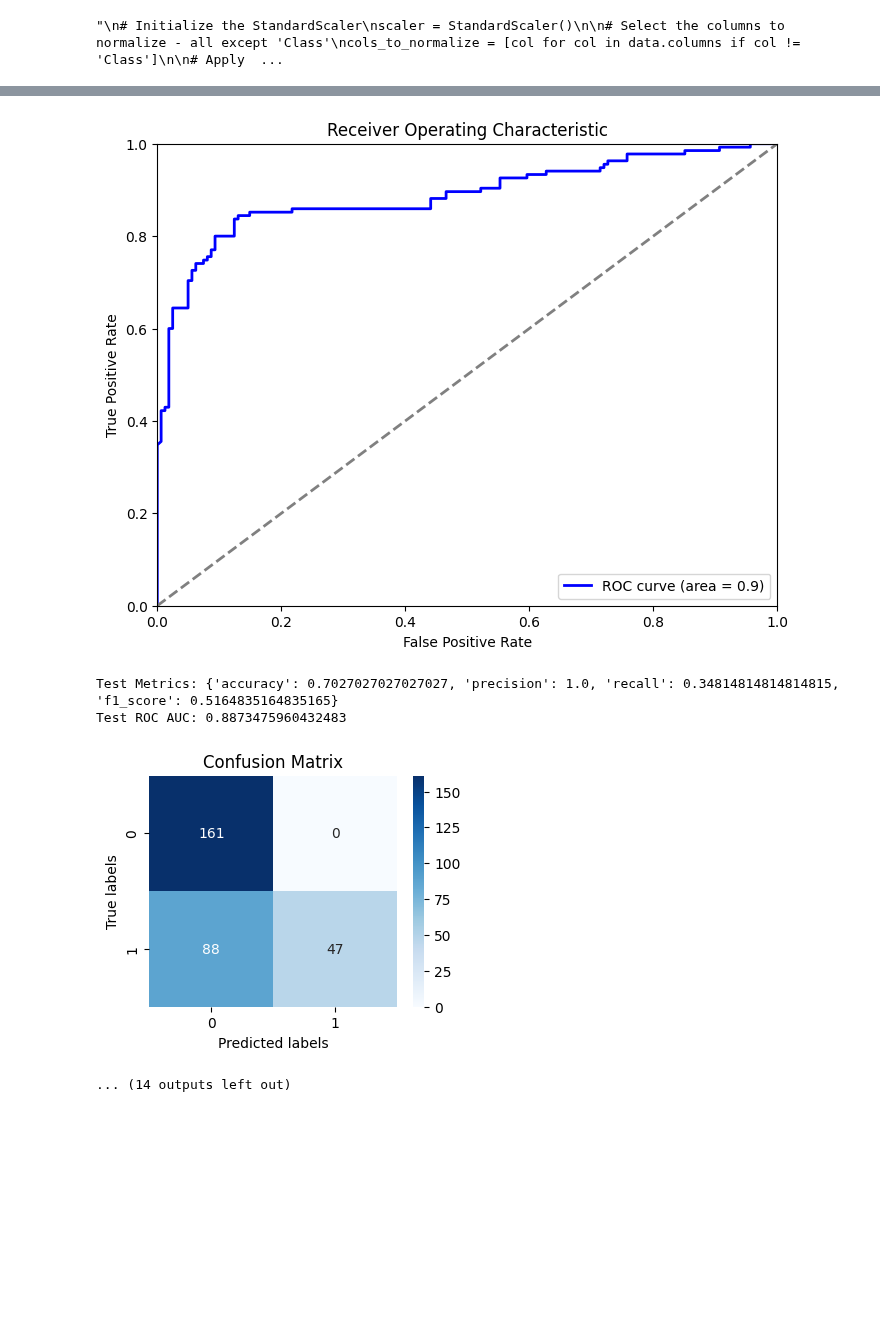
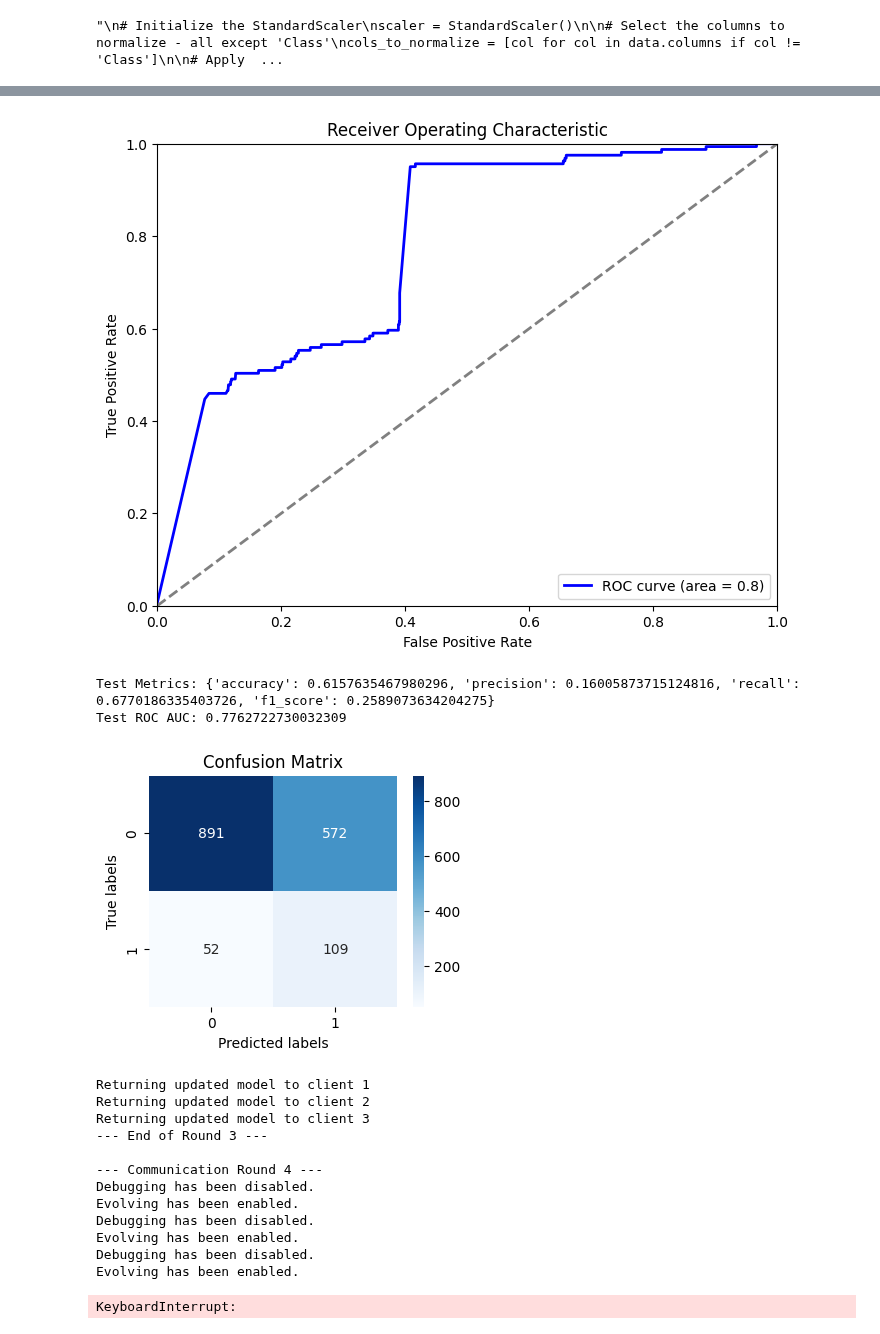
Before and after one commit to mihaozbot/eGAUSSp_Python, a Jupyter notebook: credit_fraud_experiment.ipynb, the cells around one changed output, grey strips where cells are left out. Cells and saved outputs as stored; diff of their text form; code cells hidden in the pictures; blank space fills up the shorter version.

```diff
--- a/credit_fraud_experiment.ipynb
+++ b/credit_fraud_experiment.ipynb
@@ -35,12 +35,12 @@ local_model_params = {
     "feature_dim": 30,
     "num_classes": 2,
     "kappa_n": 1,
-    "num_sigma": 3,
-    "kappa_join": 10,
+    "num_sigma": 4,
+    "kappa_join": 4,
     "S_0": 1e-8,
     "N_r": 2,
-    "c_max": 30,
-    "num_samples": 100,
+    "c_max": 100,
+    "num_samples": 20,
     "device": device
 }
 
@@ -48,12 +48,12 @@ federated_model_params = {
     "feature_dim": 30,
     "num_classes": 2,
     "kappa_n": 1,
-    "num_sigma": 3,
-    "kappa_join": 10,
+    "num_sigma": 4,
+    "kappa_join": 4,
     "S_0": 1e-8,
     "N_r": 2,
     "c_max": 30,
-    "num_samples": 100,
+    "num_samples": 20,
     "device": device
 }
 # %%
@@ -104,6 +104,8 @@ def run_experiment(num_clients, num_rounds, client_train, test_data):
 
         # Train local models
         train_models_in_threads(local_models, client_train)
+
+        federated_model = eGAUSSp(**federated_model_params)
 
         # Update federated model with local models
         for client_idx, client_model in enumerate(local_models):
@@ -138,7 +140,8 @@ def run_experiment(num_clients, num_rounds, client_train, test_data):
             # Return the updated federated model to each client
             for client_idx, client_model in enumerate(local_models):
                 print(f"Returning updated model to client {client_idx + 1}")
-                #client_model.federal_agent.merge_model_privately(federated_model, federated_model.kappa_n)
+                client_model.federal_agent.merge_model_privately(federated_model, federated_model.kappa_n)
+                #client_model.score = 0*client_model.score
 
             print(f"--- End of Round {round + 1} ---\n")
 
@@ -153,12 +156,12 @@ def run_experiment(num_clients, num_rounds, client_train, test_data):
     return round_metrics
 # %%
 # List of client counts and data configuration indices
-client_counts = [10, 3]
-data_config_indices = [1, 2, 3]  # Replace with your actual data configuration indices
+client_counts = [3, 10]
+data_config_indices = [2, 3]  # Replace with your actual data configuration indices
 
 # Assuming local_models, client_train, federated_model, and test_data are already defined
 # Number of communication rounds
-num_rounds = 100
+num_rounds = 10
 experiments = []
 # Running the experiment
 for num_clients in client_counts:
@@ -246,10 +249,22 @@ Number of clusters after transfer = 98
 Number of clusters after merging = 60
 Evolving has been disabled.
-[figure, old version]
+[figure, new version]
-Test Metrics: {'accuracy': 0.7027027027027027, 'precision': 1.0, 'recall': 0.34814814814814815, 'f1_score': 0.5164835164835165}
-Test ROC AUC: 0.8873475960432483
+Test Metrics: {'accuracy': 0.6157635467980296, 'precision': 0.16005873715124816, 'recall': 0.6770186335403726, 'f1_score': 0.2589073634204275}
+Test ROC AUC: 0.7762722730032309
-[figure, old version]
+[figure, new version]
-... (14 outputs left out)
+Returning updated model to client 1
+Returning updated model to client 2
+Returning updated model to client 3
+--- End of Round 3 ---
+
+--- Communication Round 4 ---
+Debugging has been disabled.
+Evolving has been enabled.
+Debugging has been disabled.
+Evolving has been enabled.
+Debugging has been disabled.
+Evolving has been enabled.
+KeyboardInterrupt:
 # %%
 print("All Rounds Completed. Metrics Collected:")
 for metric in metrics:
```
Also changed, not shown: parts of 1 cell of this notebook, 13 other files.
